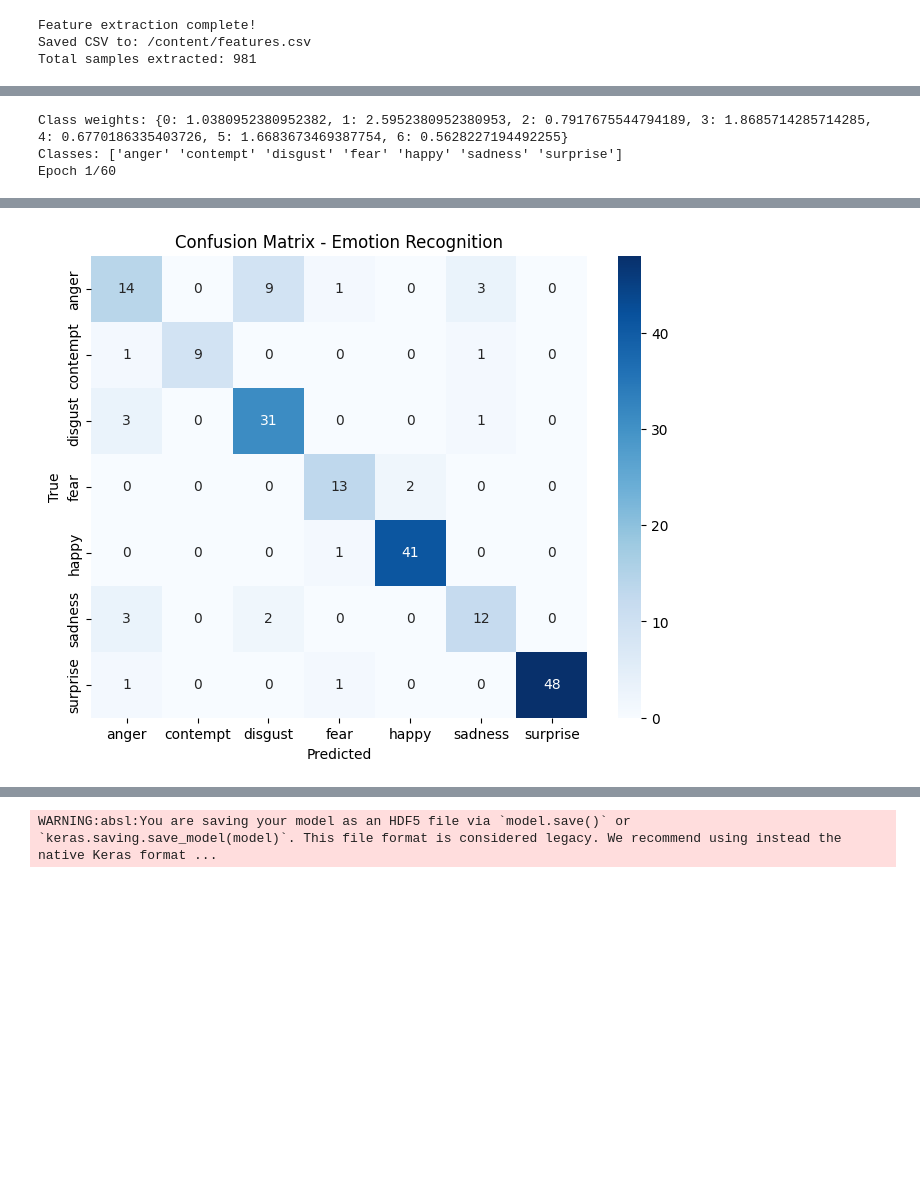
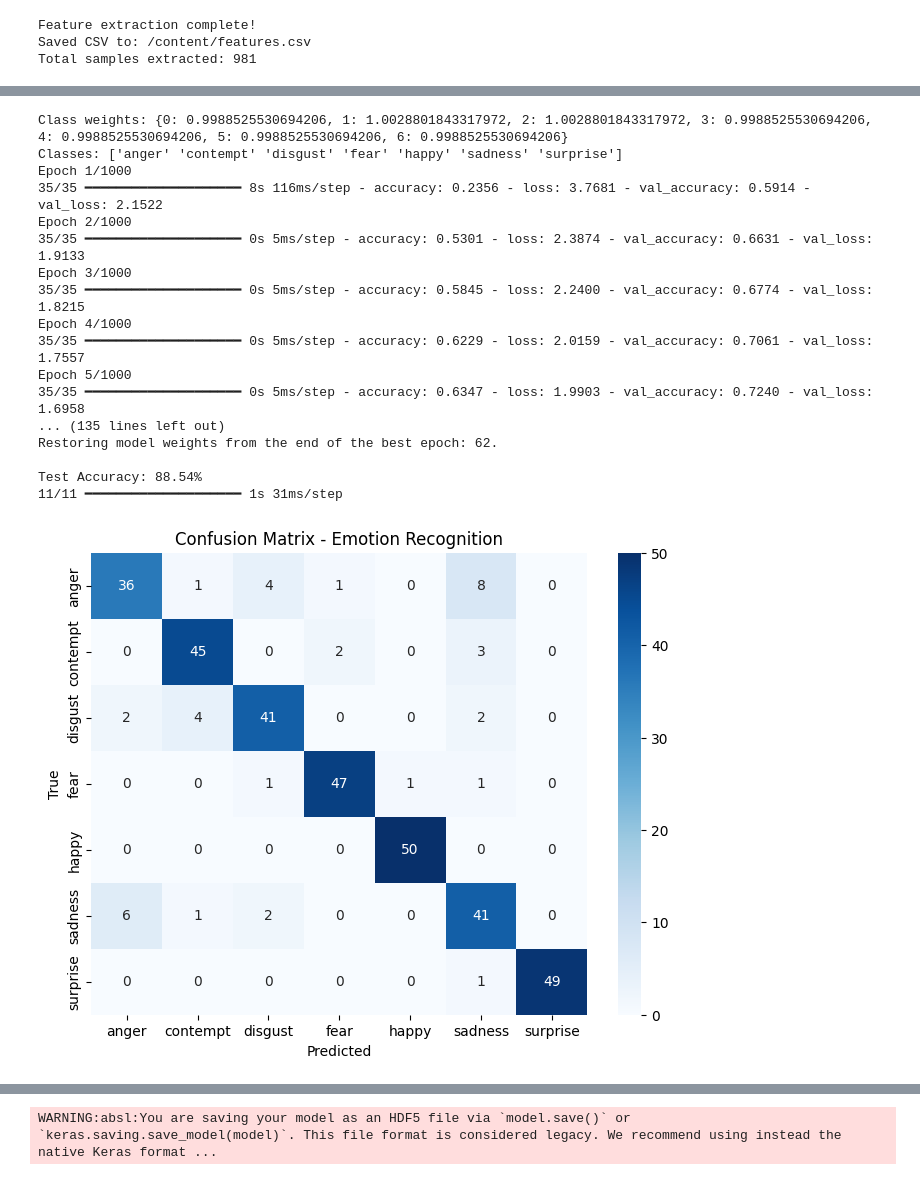
Before and after one commit to Nikhil4002-50-82/Emotion-Detection, a Jupyter notebook: Emotions.ipynb, the cells around one changed output, grey strips where cells are left out. Drawn from its saved outputs; the diff is of its cells as text; code cells hidden in the pictures; blank space fills up the shorter version.

```diff
--- a/Emotions.ipynb
+++ b/Emotions.ipynb
@@ -359,8 +525,11 @@ from sklearn.model_selection import train_test_split
 from sklearn.preprocessing import LabelEncoder, StandardScaler
 from sklearn.utils.class_weight import compute_class_weight
 from tensorflow.keras.models import Sequential
-from tensorflow.keras.layers import Dense, Dropout
+from tensorflow.keras.layers import  Input,Dense, Dropout,BatchNormalization
 from tensorflow.keras.utils import to_categorical
+from tensorflow.keras.callbacks import EarlyStopping
+from tensorflow.keras.regularizers import l2
+from tensorflow.keras.initializers import HeNormal
 from sklearn.metrics import classification_report, confusion_matrix
 import seaborn as sns
 import matplotlib.pyplot as plt
@@ -392,40 +561,83 @@ print("Class weights:", class_weights)
 print("Classes:", encoder.classes_)
 
 model = Sequential([
-    Dense(64, activation='relu', input_shape=(X_train.shape[1],)),
-    Dropout(0.3),
-    Dense(32, activation='relu'),
-    Dropout(0.2),
+    Input(shape=(X_train.shape[1],)),
+
+    Dense(256,
+          activation='relu',
+          kernel_initializer=HeNormal(),
+          kernel_regularizer=l2(0.001)),
+    BatchNormalization(),
+
+    Dense(128,
+          activation='relu',
+          kernel_initializer=HeNormal(),
+          kernel_regularizer=l2(0.001)),
+    BatchNormalization(),
+    Dropout(0.5),
+
+    Dense(128,
+          activation='relu',
+          kernel_initializer=HeNormal(),
+          kernel_regularizer=l2(0.001)),
+    BatchNormalization(),
+    Dropout(0.5),
+
     Dense(num_classes, activation='softmax')
 ])
 
+callback = EarlyStopping(
+    monitor='val_loss',
+    min_delta=0.00001,
+    patience=10,
+    verbose=1,
+    mode='auto',
+    baseline=None,
+    restore_best_weights=True,
+)
 model.compile(optimizer='adam', loss='sparse_categorical_crossentropy', metrics=['accuracy'])
 
 history = model.fit(
     X_train, y_train,
     validation_split=0.2,
-    epochs=60,
-    batch_size=16,
+    epochs=1000,
+    batch_size=32,
     class_weight=class_weights,
-    verbose=1
+    verbose=1,
+    callbacks=callback
 )
 
 test_loss, test_acc = model.evaluate(X_test, y_test, verbose=0)
 print(f"\nTest Accuracy: {test_acc * 100:.2f}%")
 
 y_pred = np.argmax(model.predict(X_test), axis=1)
 
 cm = confusion_matrix(y_test, y_pred)
 plt.figure(figsize=(8,6))
 sns.heatmap(cm, annot=True, fmt='d', cmap='Blues', xticklabels=encoder.classes_, yticklabels=encoder.classes_)
 plt.xlabel("Predicted")
 plt.ylabel("True")
 plt.title("Confusion Matrix - Emotion Recognition")
 plt.show()
 
 print("\nClassification Report:")
 print(classification_report(y_test, y_pred, target_names=encoder.classes_))
 # %% [output]
-Class weights: {0: 1.0380952380952382, 1: 2.5952380952380953, 2: 0.7917675544794189, 3: 1.8685714285714285, 4: 0.6770186335403726, 5: 1.6683673469387754, 6: 0.5628227194492255}
+Class weights: {0: 0.9988525530694206, 1: 1.0028801843317972, 2: 1.0028801843317972, 3: 0.9988525530694206, 4: 0.9988525530694206, 5: 0.9988525530694206, 6: 0.9988525530694206}
 Classes: ['anger' 'contempt' 'disgust' 'fear' 'happy' 'sadness' 'surprise']
-Epoch 1/60
+Epoch 1/1000
+35/35 ━━━━━━━━━━━━━━━━━━━━ 8s 116ms/step - accuracy: 0.2356 - loss: 3.7681 - val_accuracy: 0.5914 - val_loss: 2.1522
+Epoch 2/1000
+35/35 ━━━━━━━━━━━━━━━━━━━━ 0s 5ms/step - accuracy: 0.5301 - loss: 2.3874 - val_accuracy: 0.6631 - val_loss: 1.9133
+Epoch 3/1000
+35/35 ━━━━━━━━━━━━━━━━━━━━ 0s 5ms/step - accuracy: 0.5845 - loss: 2.2400 - val_accuracy: 0.6774 - val_loss: 1.8215
+Epoch 4/1000
+35/35 ━━━━━━━━━━━━━━━━━━━━ 0s 5ms/step - accuracy: 0.6229 - loss: 2.0159 - val_accuracy: 0.7061 - val_loss: 1.7557
+Epoch 5/1000
+35/35 ━━━━━━━━━━━━━━━━━━━━ 0s 5ms/step - accuracy: 0.6347 - loss: 1.9903 - val_accuracy: 0.7240 - val_loss: 1.6958
+... (135 lines left out)
+Restoring model weights from the end of the best epoch: 62.
+
+Test Accuracy: 88.54%
+11/11 ━━━━━━━━━━━━━━━━━━━━ 1s 31ms/step
+[figure, new version]
@@ -449 +657,0 @@ Test Accuracy: 85.28%
-[figure, old version]
```
Also changed, not shown: parts of 15 cells of this notebook.
